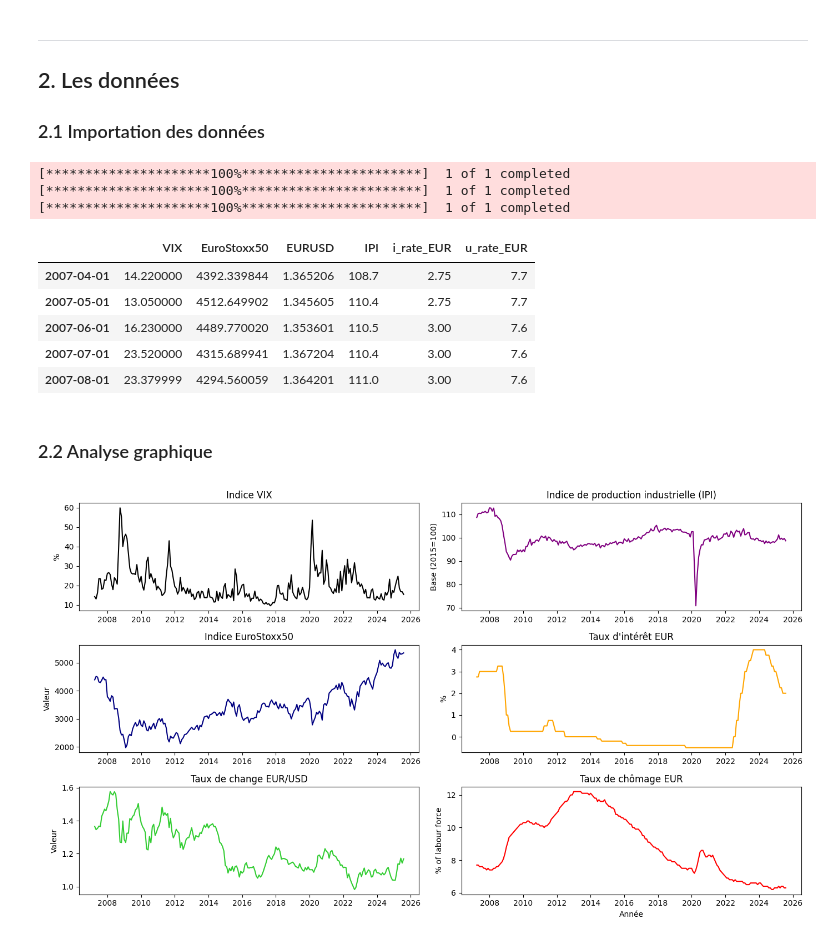
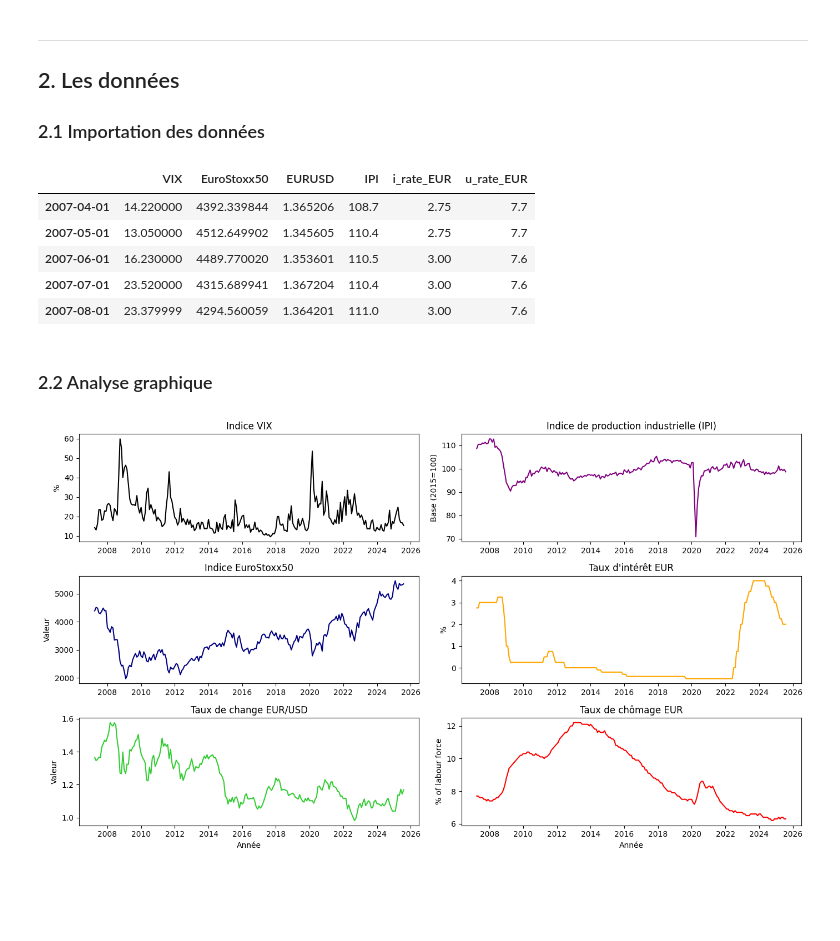
Before and after one commit to nphalier29/vix-stock-index-analysis, a Jupyter notebook: main.ipynb, the cells around one changed output. Cells and saved outputs as stored; diff of their text form; code cells hidden in the pictures; blank space fills up the shorter version.

```diff
--- a/main.ipynb
+++ b/main.ipynb
@@ -90,7 +103,7 @@ tickers = {
 dic = {}
 
 for name, ticker in tickers.items():
-    data = yf.download(ticker, start=start_date, interval='1mo')
+    data = yf.download(ticker, start=start_date, interval='1mo', progress=False)
     dic[name] = data['Close']
 
 # taceconomics
@@ -112,9 +125,6 @@ data.columns = data.columns.droplevel(1)
 
 data.head()
 # %% [output]
-[*********************100%***********************]  1 of 1 completed
-[*********************100%***********************]  1 of 1 completed
-[*********************100%***********************]  1 of 1 completed
 |  | VIX | EuroStoxx50 | EURUSD | IPI | i_rate_EUR | u_rate_EUR |
 | 2007-04-01 | 14.220000 | 4392.339844 | 1.365206 | 108.7 | 2.75 | 7.7 |
 | 2007-05-01 | 13.050000 | 4512.649902 | 1.345605 | 110.4 | 2.75 | 7.7 |
@@ -125,35 +135,37 @@ data.head()
 ### 2.2 Analyse graphique
 # %%
 fig, axs = plt.subplots(3,2, figsize=(14, 8))
+plt.style.use('default')
 
 axs[0][0].plot(data['VIX'], color='black')
 axs[0][0].set_title('Indice VIX')
 axs[0][0].set_ylabel('%')
 
 axs[1][0].plot(data['EuroStoxx50'], color='navy')
 axs[1][0].set_title('Indice EuroStoxx50')
 axs[1][0].set_ylabel('Valeur')
 
 axs[2][0].plot(data['EURUSD'], color='limegreen')
 axs[2][0].set_title('Taux de change EUR/USD')
 axs[2][0].set_ylabel('Valeur')
+axs[2][0].set_xlabel('Année')
 
 axs[0][1].plot(data['IPI'], color='purple')
 axs[0][1].set_title('Indice de production industrielle (IPI)')
 axs[0][1].set_ylabel('Base (2015=100)')
 
 axs[1][1].plot(data['i_rate_EUR'], color='orange')
 axs[1][1].set_title("Taux d'intérêt EUR")
 axs[1][1].set_ylabel('%')
 
 axs[2][1].plot(data['u_rate_EUR'], color='red')
 axs[2][1].set_title('Taux de chômage EUR')
 axs[2][1].set_ylabel('% of labour force')
 axs[2][1].set_xlabel('Année')
 
 
 plt.tight_layout()
 plt.show()
 # %% [output]
-[figure, old version]
+[figure, new version]
 # %% [markdown]
```
Also changed, not shown: parts of 37 cells of this notebook, 1 other file.
